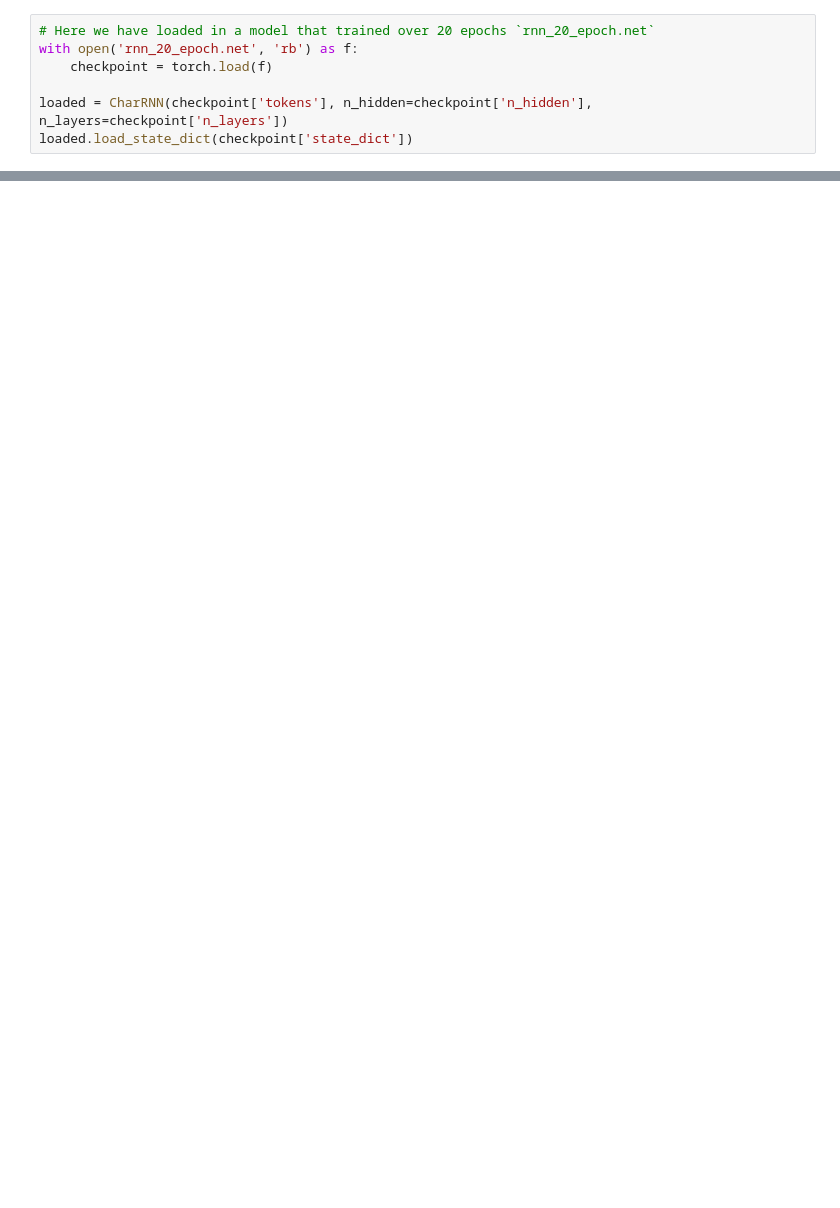
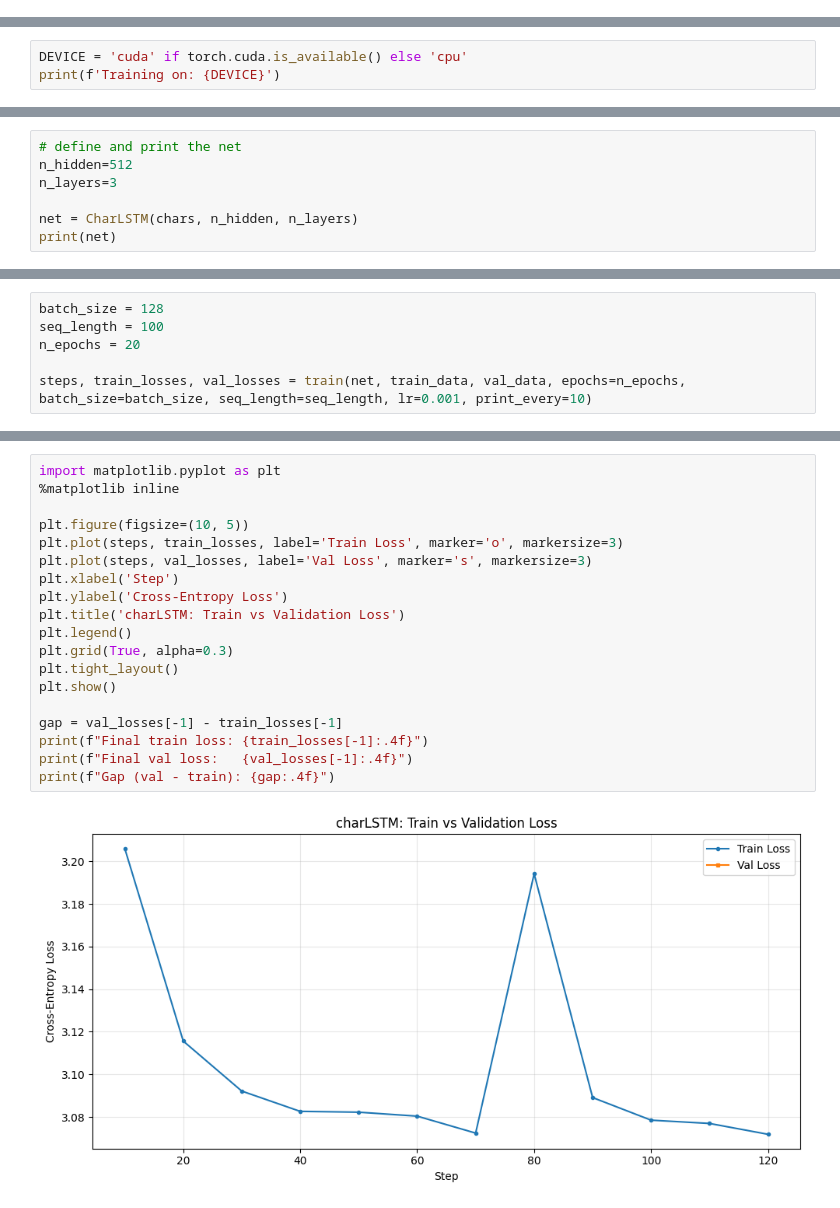
Before and after one commit to divinrkz/nanoXLSTM, a Jupyter notebook: char-lstm.ipynb, the cells around one changed output, grey strips where cells are left out. Saved outputs shown, nothing was run; the diff lists cells and outputs as text; blank space fills up the shorter version.

```diff
--- a/char-lstm.ipynb
+++ b/char-lstm.ipynb
@@ -619,7 +0,0 @@ Thi
-# %%
-# Here we have loaded in a model that trained over 20 epochs `rnn_20_epoch.net`
-with open('rnn_20_epoch.net', 'rb') as f:
-    checkpoint = torch.load(f)
-
-loaded = CharRNN(checkpoint['tokens'], n_hidden=checkpoint['n_hidden'], n_layers=checkpoint['n_layers'])
-loaded.load_state_dict(checkpoint['state_dict'])
@@ -648,0 +110,3 @@ As
+# %%
+DEVICE = 'cuda' if torch.cuda.is_available() else 'cpu'
+print(f'Training on: {DEVICE}')
@@ -648,0 +223,7 @@ As
+# %%
+# define and print the net
+n_hidden=512
+n_layers=3
+
+net = CharLSTM(chars, n_hidden, n_layers)
+print(net)
@@ -648,0 +236,6 @@ As
+# %%
+batch_size = 128
+seq_length = 100
+n_epochs = 20
+
+steps, train_losses, val_losses = train(net, train_data, val_data, epochs=n_epochs, batch_size=batch_size, seq_length=seq_length, lr=0.001, print_every=10)
@@ -648,0 +257,21 @@ As
+# %%
+import matplotlib.pyplot as plt
+%matplotlib inline
+
+plt.figure(figsize=(10, 5))
+plt.plot(steps, train_losses, label='Train Loss', marker='o', markersize=3)
+plt.plot(steps, val_losses, label='Val Loss', marker='s', markersize=3)
+plt.xlabel('Step')
+plt.ylabel('Cross-Entropy Loss')
+plt.title('charLSTM: Train vs Validation Loss')
+plt.legend()
+plt.grid(True, alpha=0.3)
+plt.tight_layout()
+plt.show()
+
+gap = val_losses[-1] - train_losses[-1]
+print(f"Final train loss: {train_losses[-1]:.4f}")
+print(f"Final val loss:   {val_losses[-1]:.4f}")
+print(f"Gap (val - train): {gap:.4f}")
+# %% [output]
+[figure, added]
```
Also changed, not shown: parts of 99 cells of this notebook, 12 other files.
